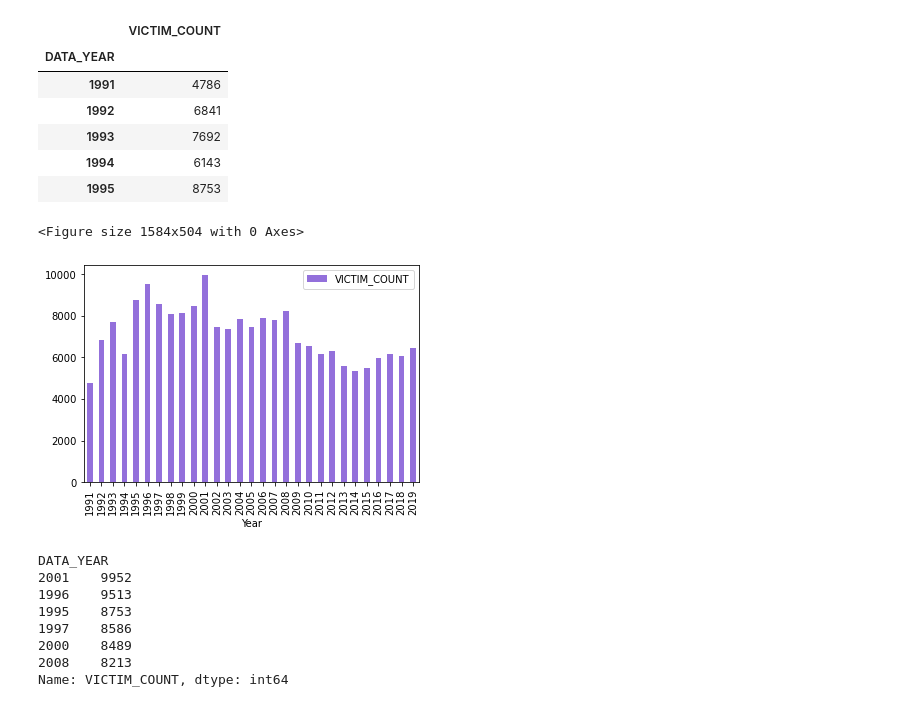
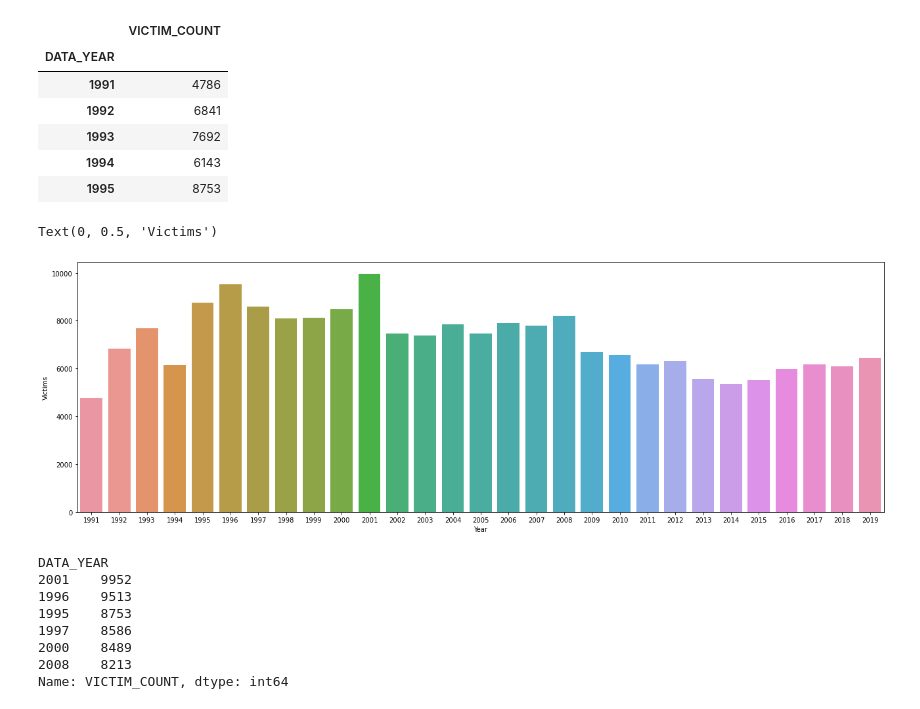
Before and after one commit to nora-23/Python_project_hate_crime, a Jupyter notebook: Hate_Crime_Nora_Grigoryan.ipynb, the cells around one changed output. Drawn from its saved outputs; the diff is of its cells as text; code cells hidden in the pictures.

```diff
--- a/Hate_Crime_Nora_Grigoryan.ipynb
+++ b/Hate_Crime_Nora_Grigoryan.ipynb
@@ -312,12 +312,12 @@ data1.head()
 | 1995 | 8753 |
 # %%
 plt.figure(figsize=(22,7))
-data1.plot(kind = 'bar',color ='mediumpurple',label = 'Victim count')
+sns.barplot(data = data1.reset_index(), x = 'DATA_YEAR',y = 'VICTIM_COUNT' )
 plt.xlabel('Year')
-plt.show()
+plt.ylabel('Victims')
 # %% [output]
-<Figure size 1584x504 with 0 Axes>
+Text(0, 0.5, 'Victims')
-[figure, old version]
+[figure, new version]
 # %%
 # after looking at this plot we see that the we have the biggest number of victims in
 #1995,1996,1997,1998,2000,2001 years
```
Also changed, not shown: parts of 3 cells of this notebook.
